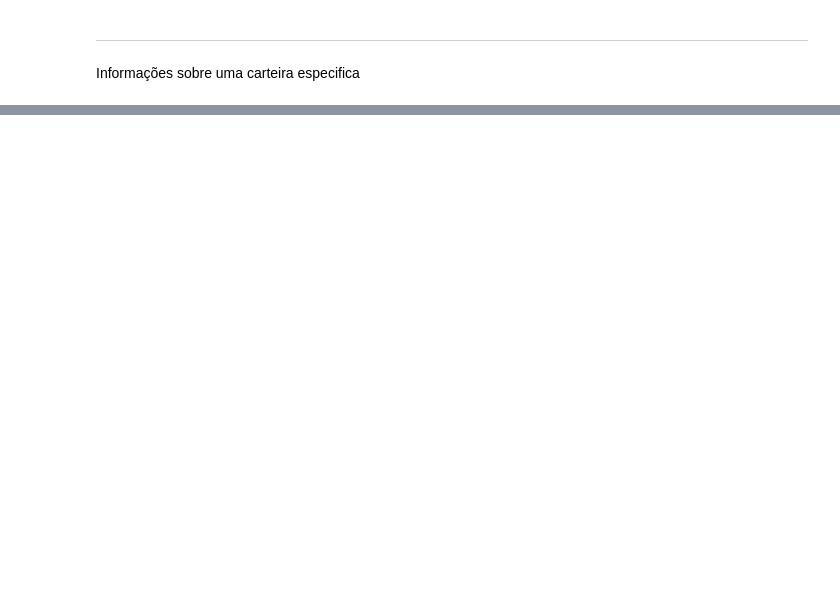
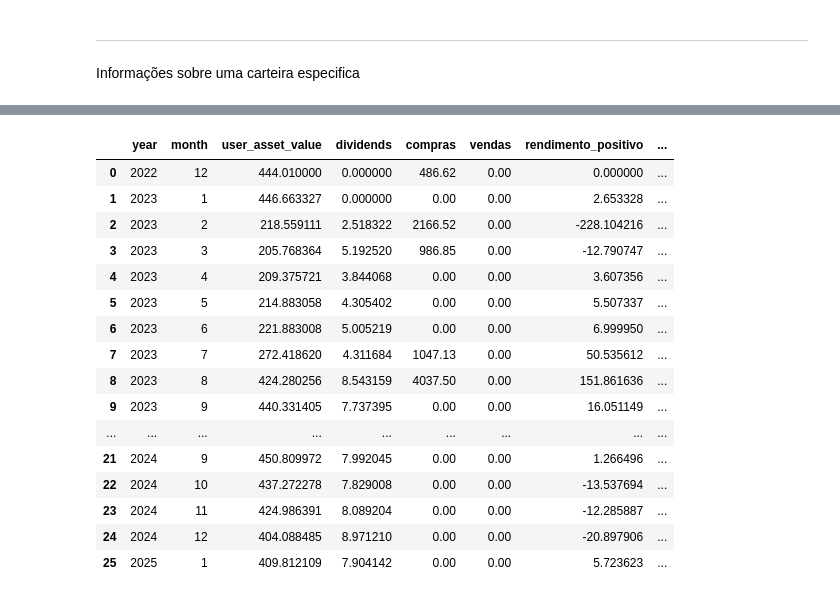
Before and after one commit to GuilhermeBranddao/investment_analyzer_api, a Jupyter notebook: portfolio_user.ipynb, the cells around one changed output, grey strips where cells are left out. Cells and saved outputs as stored; diff of their text form; code cells hidden in the pictures; blank space fills up the shorter version.

```diff
--- a/portfolio_user.ipynb
+++ b/portfolio_user.ipynb
@@ -169,0 +828,17 @@ KeyError: 'patrimony'
+# %%
+# Separar os dados por mês
+
+def format_dataframe(df:pd.DataFrame):
+    df = df.copy()
+    df['date'] = pd.to_datetime(df['date'], format='ISO8601')
+    df.set_index('date', inplace=True)
+    df['month'] = df.index.month
+    df['year'] = df.index.year
+
+    return df
+
+df_portfolio_history = pd.DataFrame(portfolio_history)
+df_transaction_history = pd.DataFrame(transaction_history)
+
+df_portfolio_history = format_dataframe(df_portfolio_history)
+df_transaction_history  = format_dataframe(df_transaction_history)
@@ -169,0 +864,65 @@ KeyError: 'patrimony'
+# %%
+import pandas as pd
+import plotly.graph_objects as go
+
+
+# Função para formatar os DataFrames
+def format_dataframe(df: pd.DataFrame):
+    df = df.copy()
+    df['date'] = pd.to_datetime(df['date'], format='ISO8601')
+    df.set_index('date', inplace=True)
+    df['month'] = df.index.month
+    df['year'] = df.index.year
+    return df
+
+# Criando DataFrames
+df_portfolio_history = pd.DataFrame(portfolio_history)
+df_transaction_history = pd.DataFrame(transaction_history)
+
+# Formatando os DataFrames
+df_portfolio_history = format_dataframe(df_portfolio_history)
+df_transaction_history = format_dataframe(df_transaction_history)
+
+# Agrupando os dados por mês e ano
+portfolio_summary = df_portfolio_history.groupby(['year', 'month']).agg({
+    'user_asset_value': 'mean',
+    'dividends': 'sum'
+}).reset_index()
+
+transaction_summary = df_transaction_history.groupby(['year', 'month', 'transaction_type_id']).agg({
+    'purchase_value': 'sum'
+}).reset_index()
+
+# Separando compras e vendas
+transaction_summary_pivot = transaction_summary.pivot(index=['year', 'month'], columns='transaction_type_id', values='purchase_value').fillna(0)
+transaction_summary_pivot.columns = ['compras', 'vendas']
+transaction_summary_pivot = transaction_summary_pivot.reset_index()
+
+# Combinando os dados
+summary = pd.merge(portfolio_summary, transaction_summary_pivot, on=['year', 'month'], how='left').fillna(0)
+
+# Calculando os rendimentos
+summary['rendimento_positivo'] = summary['user_asset_value'].diff().fillna(0)
+summary['rendimento_passivo'] = summary['dividends']
+summary['rendimento_recebido'] = summary['vendas'] - summary['compras']
+
+
+summary
+# %% [output]
+|  | year | month | user_asset_value | dividends | compras | vendas | rendimento_positivo | ... |
+| 0 | 2022 | 12 | 444.010000 | 0.000000 | 486.62 | 0.00 | 0.000000 | ... |
+| 1 | 2023 | 1 | 446.663327 | 0.000000 | 0.00 | 0.00 | 2.653328 | ... |
+| 2 | 2023 | 2 | 218.559111 | 2.518322 | 2166.52 | 0.00 | -228.104216 | ... |
+| 3 | 2023 | 3 | 205.768364 | 5.192520 | 986.85 | 0.00 | -12.790747 | ... |
+| 4 | 2023 | 4 | 209.375721 | 3.844068 | 0.00 | 0.00 | 3.607356 | ... |
+| 5 | 2023 | 5 | 214.883058 | 4.305402 | 0.00 | 0.00 | 5.507337 | ... |
+| 6 | 2023 | 6 | 221.883008 | 5.005219 | 0.00 | 0.00 | 6.999950 | ... |
+| 7 | 2023 | 7 | 272.418620 | 4.311684 | 1047.13 | 0.00 | 50.535612 | ... |
+| 8 | 2023 | 8 | 424.280256 | 8.543159 | 4037.50 | 0.00 | 151.861636 | ... |
+| 9 | 2023 | 9 | 440.331405 | 7.737395 | 0.00 | 0.00 | 16.051149 | ... |
+| ... | ... | ... | ... | ... | ... | ... | ... | ... |
+| 21 | 2024 | 9 | 450.809972 | 7.992045 | 0.00 | 0.00 | 1.266496 | ... |
+| 22 | 2024 | 10 | 437.272278 | 7.829008 | 0.00 | 0.00 | -13.537694 | ... |
+| 23 | 2024 | 11 | 424.986391 | 8.089204 | 0.00 | 0.00 | -12.285887 | ... |
+| 24 | 2024 | 12 | 404.088485 | 8.971210 | 0.00 | 0.00 | -20.897906 | ... |
+| 25 | 2025 | 1 | 409.812109 | 7.904142 | 0.00 | 0.00 | 5.723623 | ... |
```
Also changed, not shown: parts of 42 cells of this notebook, 12 other files.
